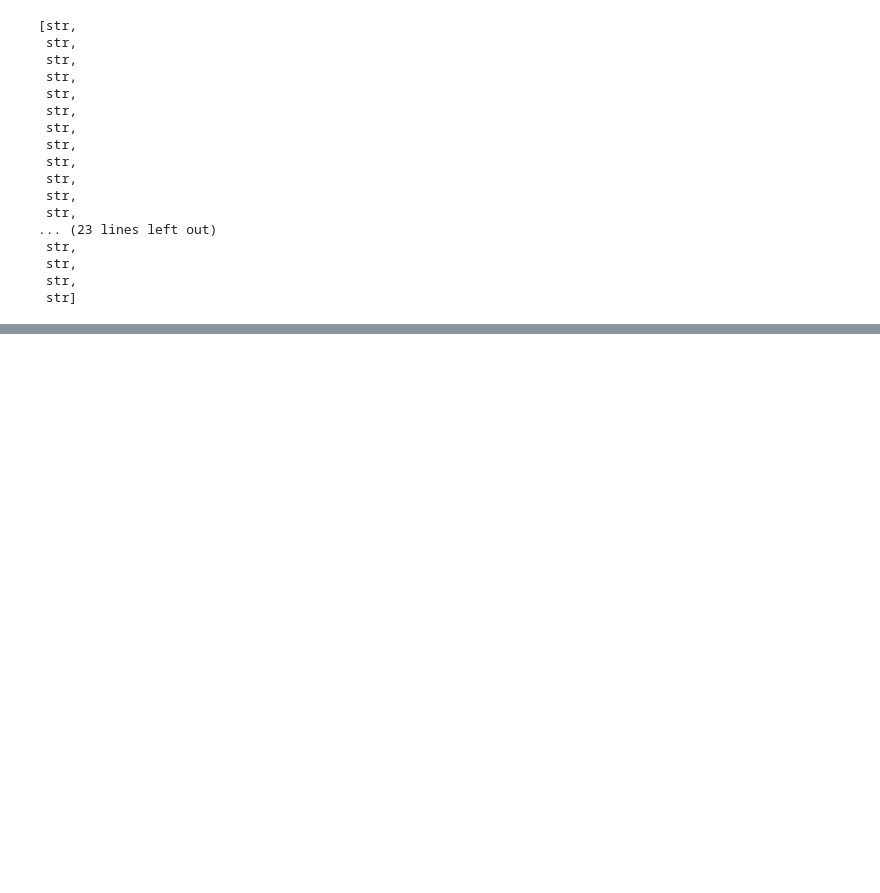
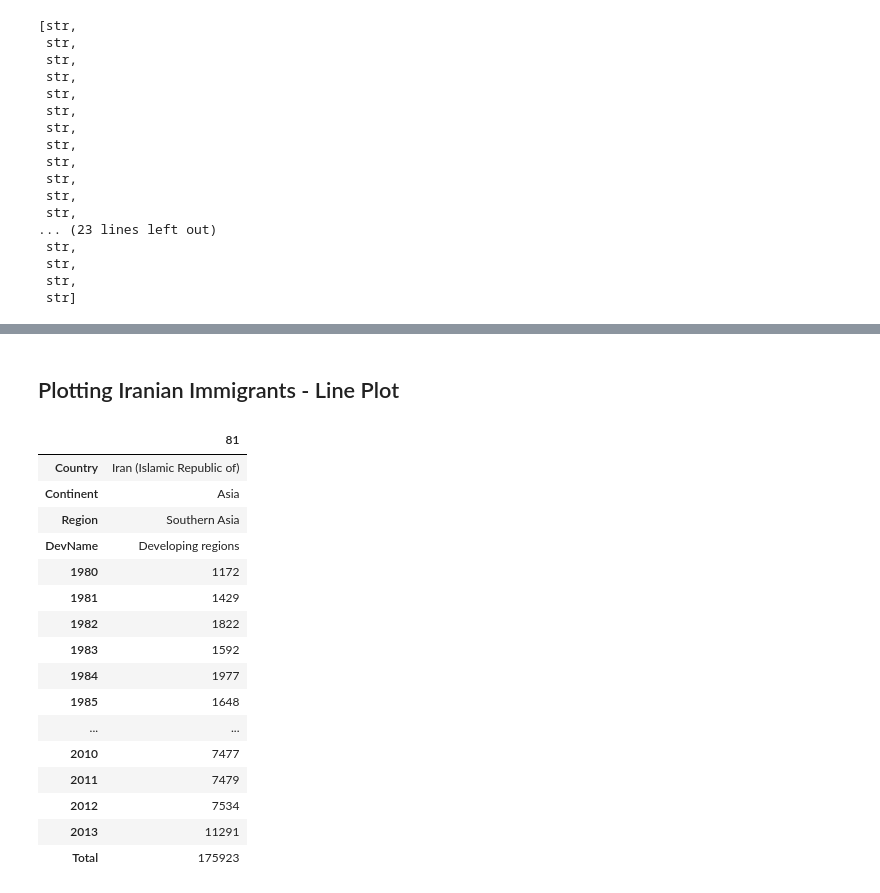
Before and after one commit to YM88/data_visualization_methods_with_python, a Jupyter notebook: 001.ipynb, the cells around one changed output, grey strips where cells are left out. Saved outputs shown, nothing was run; the diff lists cells and outputs as text; code cells hidden in the pictures; blank space fills up the shorter version.

```diff
--- a/001.ipynb
+++ b/001.ipynb
@@ -173,0 +235,2 @@ df.columns = df.columns.map(str)
+# %% [markdown]
+## Plotting Iranian Immigrants - Line Plot
@@ -173,0 +239,20 @@ df.columns = df.columns.map(str)
+# %%
+iran.T
+# %% [output]
+|  | 81 |
+| Country | Iran (Islamic Republic of) |
+| Continent | Asia |
+| Region | Southern Asia |
+| DevName | Developing regions |
+| 1980 | 1172 |
+| 1981 | 1429 |
+| 1982 | 1822 |
+| 1983 | 1592 |
+| 1984 | 1977 |
+| 1985 | 1648 |
+| ... | ... |
+| 2010 | 7477 |
+| 2011 | 7479 |
+| 2012 | 7534 |
+| 2013 | 11291 |
+| Total | 175923 |
```
Also changed, not shown: parts of 11 cells of this notebook.
